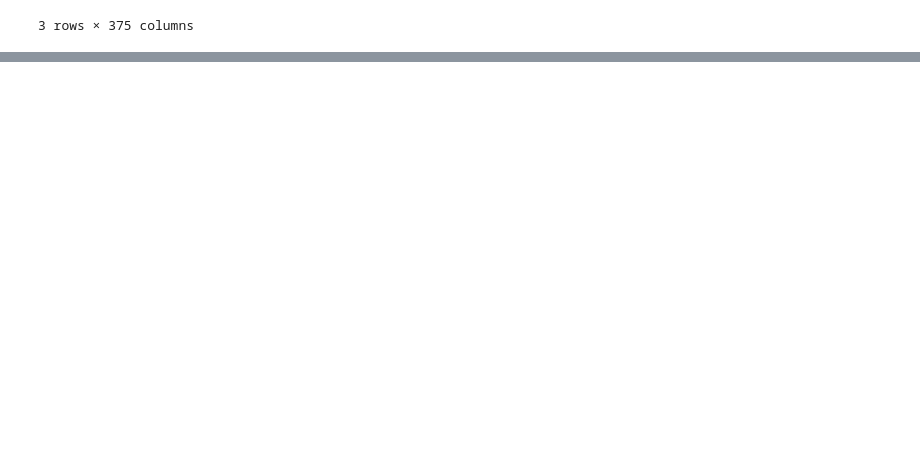
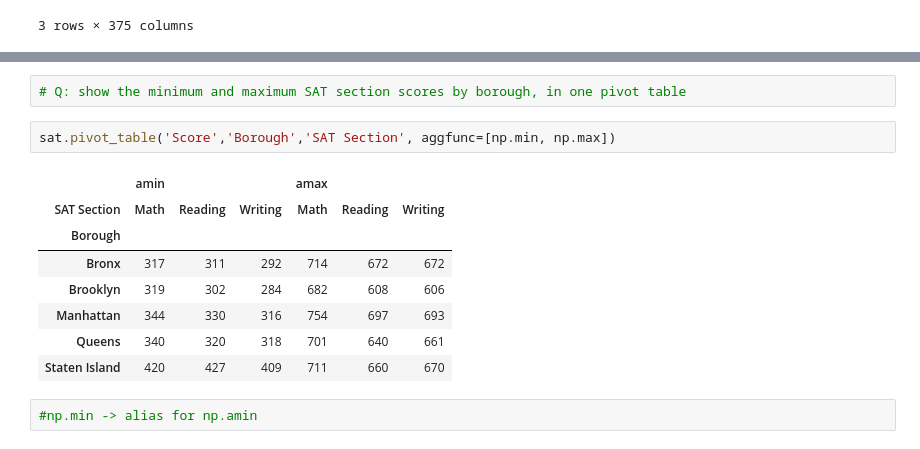
Before and after one commit to TomaszBury/The-ultimate-pandas-bootcamp-advanced-python-data-analysis, a Jupyter notebook: section_09/reshaping_with_pivots.ipynb, the cells around one changed output, grey strips where cells are left out. Cells and saved outputs as stored; diff of their text form; blank space fills up the shorter version.

```diff
--- a/section_09/reshaping_with_pivots.ipynb
+++ b/section_09/reshaping_with_pivots.ipynb
@@ -701,0 +725,15 @@ sat.pivot_table(values='Score', columns=['School Name','Borough'], index='SAT Se
+# %%
+# Q: show the minimum and maximum SAT section scores by borough, in one pivot table
+# %%
+sat.pivot_table('Score','Borough','SAT Section', aggfunc=[np.min, np.max])
+# %% [output]
+|  | amin |  |  | amax |  |  |
+| SAT Section | Math | Reading | Writing | Math | Reading | Writing |
+| Borough |  |  |  |  |  |  |
+| Bronx | 317 | 311 | 292 | 714 | 672 | 672 |
+| Brooklyn | 319 | 302 | 284 | 682 | 608 | 606 |
+| Manhattan | 344 | 330 | 316 | 754 | 697 | 693 |
+| Queens | 340 | 320 | 318 | 701 | 640 | 661 |
+| Staten Island | 420 | 427 | 409 | 711 | 660 | 670 |
+# %%
+#np.min -> alias for np.amin
```
Also changed, not shown: parts of 16 cells of this notebook, 2 other files.
